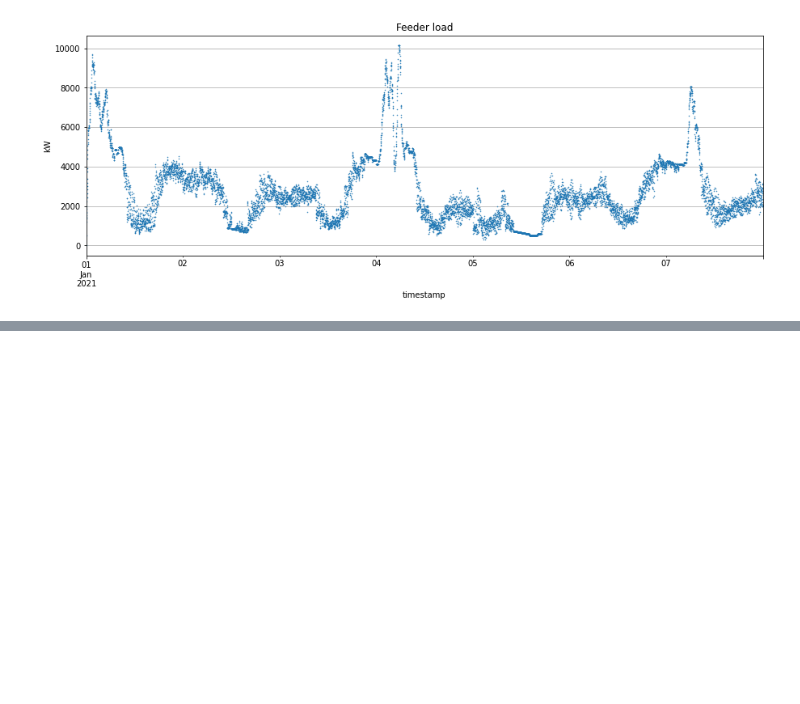
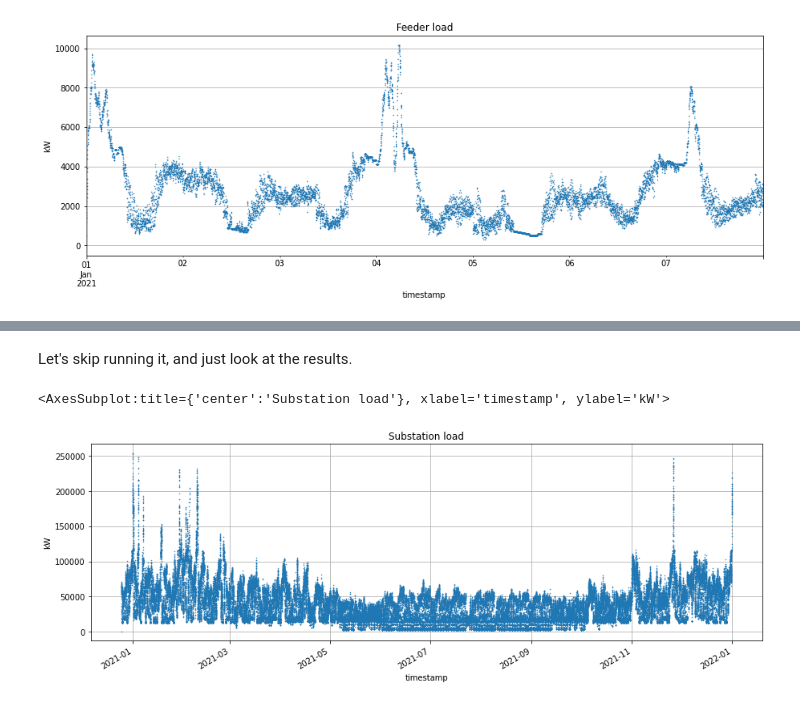
Before and after one commit to slacgismo/load_decomposition, a Jupyter notebook: data/Load_decomposition.ipynb, the cells around one changed output, grey strips where cells are left out. Cells and saved outputs as stored; diff of their text form; code cells hidden in the pictures; blank space fills up the shorter version.

Commit message:
Add substation model

```diff
--- a/data/Load_decomposition.ipynb
+++ b/data/Load_decomposition.ipynb
@@ -92,7 +92,10 @@ import pandas, datetime, numpy
 def to_timestamp(s):
     return datetime.datetime.fromisoformat(s)
 def to_real(s):
-    return complex(s).real
+    try:
+        return complex(s).real
+    except:
+        return float('nan')
 # %%
 panel = pandas.read_csv('house.csv',
                         header = 0,
@@ -218,0 +245,14 @@ panel['power'].plot(style='.',markersize=1,figsize=(15,5),ylabel='kW',grid=True,
+# %% [markdown]
+Let's skip running it, and just look at the results.
+# %%
+panel = pandas.read_csv('substation.csv',
+                        header = 0,
+                        names = ['timestamp','power'],
+                        converters = {
+                            'timestamp':to_timestamp,
+                            'power':to_real},
+                        index_col='timestamp')
+panel['power'].plot(style='.',markersize=1,figsize=(15,5),ylabel='kW',grid=True,title='Substation load')
+# %% [output]
+<AxesSubplot:title={'center':'Substation load'}, xlabel='timestamp', ylabel='kW'>
+[figure, added]
```
Also changed, not shown: parts of 5 cells of this notebook, 3 other files.
